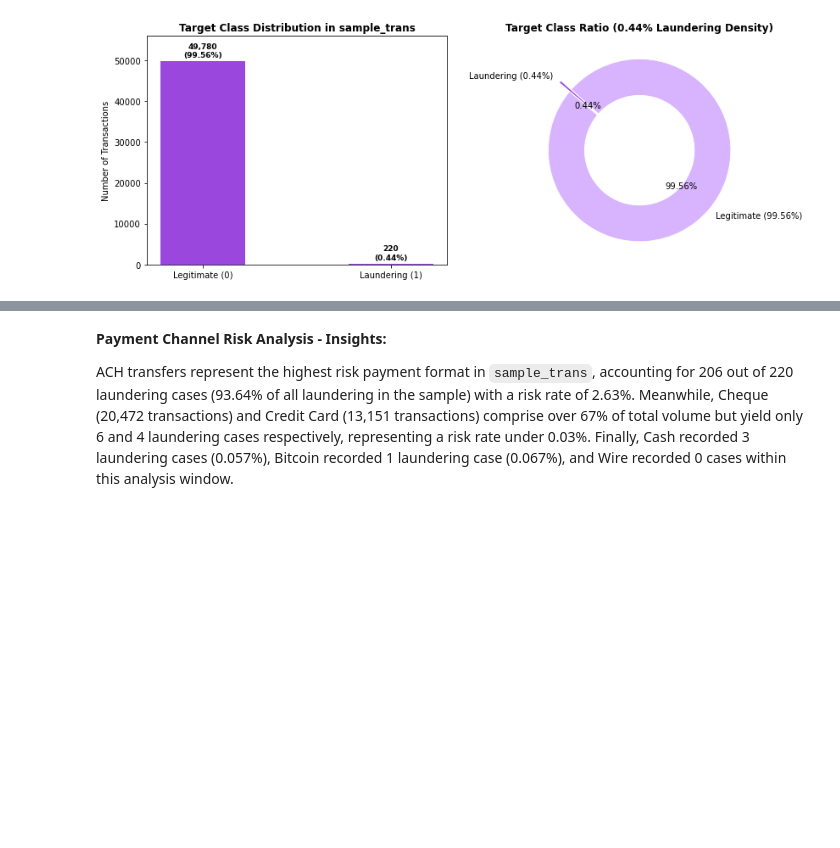
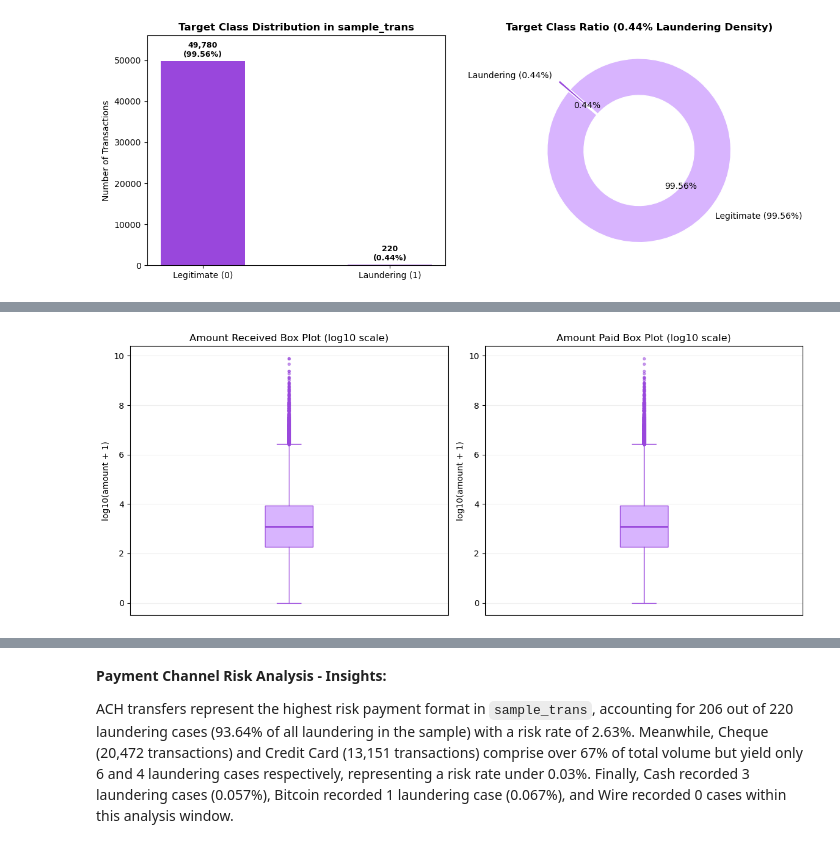
Before and after one commit to jnfpm/Capstone-Project, a Jupyter notebook: EDA.ipynb, the cells around one changed output, grey strips where cells are left out. Saved outputs shown, nothing was run; the diff lists cells and outputs as text; code cells hidden in the pictures; blank space fills up the shorter version.

```diff
--- a/EDA.ipynb
+++ b/EDA.ipynb
@@ -1965,0 +2024,25 @@ The dataset consists of 50,000 transaction records and 20 features with zero mis
+# %%
+# Box plots of monetary values on a log10(value + 1) scale
+fig, axes = plt.subplots(1, 2, figsize=(12, 5))
+
+for ax, col in zip(axes, num_cols):
+    values = sample_trans[col].dropna().values
+    log_values = np.log10(values + 1)
+    ax.boxplot(
+        log_values,
+        patch_artist=True,
+        boxprops=dict(facecolor="#d8b4fe", color="#9947dc"),
+        medianprops=dict(color="#9947dc", linewidth=2),
+        whiskerprops=dict(color="#9947dc"),
+        capprops=dict(color="#9947dc"),
+        flierprops=dict(markerfacecolor="#9947dc", markeredgecolor="#9947dc", markersize=3, alpha=0.5),
+    )
+    ax.set_title(f"{col} Box Plot (log10 scale)")
+    ax.set_ylabel("log10(amount + 1)")
+    ax.set_xticks([])
+    ax.grid(axis="y", alpha=0.2)
+
+plt.tight_layout()
+plt.show()
+# %% [output]
+[figure, added]
```
Also changed, not shown: parts of 41 cells of this notebook, 3 other files.
